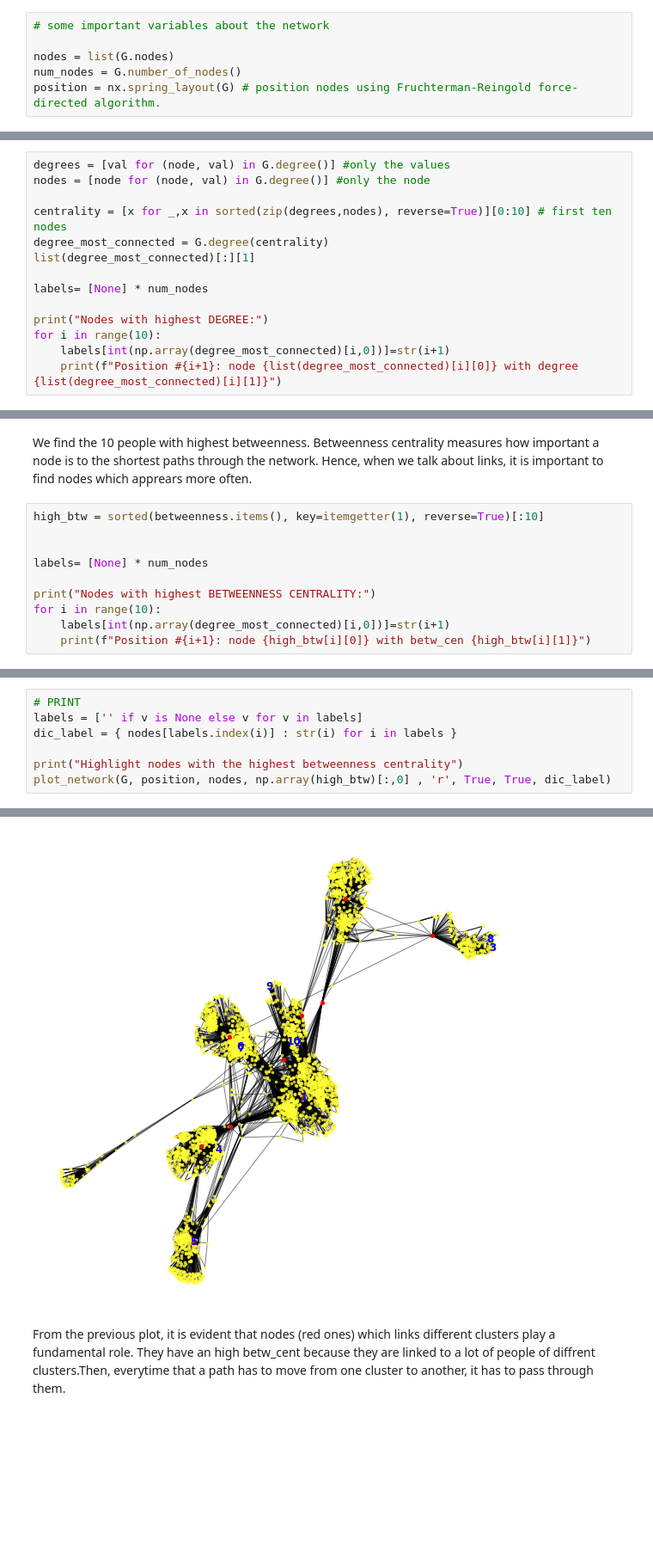
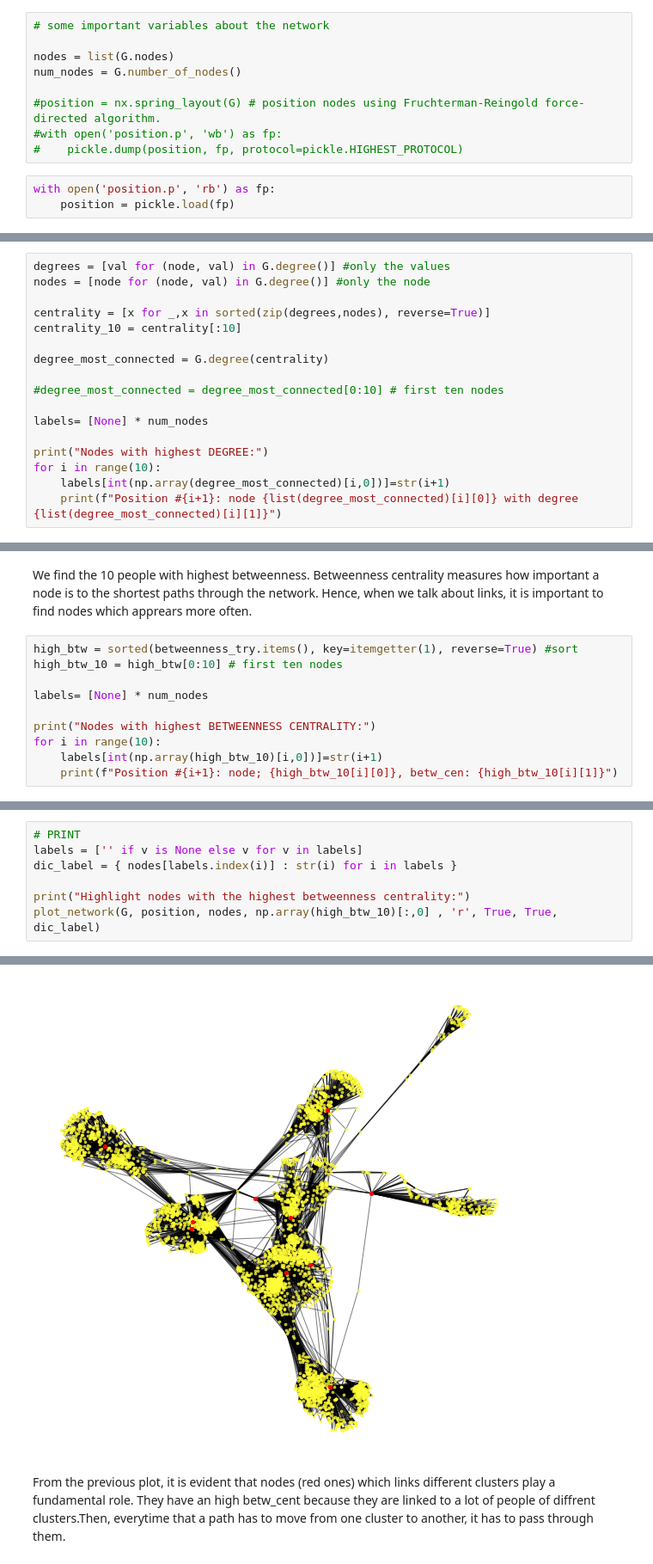
Before and after one commit to anitamezzetti/EPFL_Data_science_in_practice, a Jupyter notebook: Problem Set 3/ps3.ipynb, the cells around one changed output, grey strips where cells are left out. Shown at 86% size. Saved outputs shown, nothing was run; the diff lists cells and outputs as text; blank space fills up the shorter version.

```diff
--- a/Problem Set 3/ps3.ipynb
+++ b/Problem Set 3/ps3.ipynb
@@ -56,4 +57,10 @@ We only have one directed component
 
 nodes = list(G.nodes)
 num_nodes = G.number_of_nodes()
-position = nx.spring_layout(G) # position nodes using Fruchterman-Reingold force-directed algorithm.
+
+#position = nx.spring_layout(G) # position nodes using Fruchterman-Reingold force-directed algorithm.
+#with open('position.p', 'wb') as fp:
+#    pickle.dump(position, fp, protocol=pickle.HIGHEST_PROTOCOL)
+# %%
+with open('position.p', 'rb') as fp:
+    position = pickle.load(fp)
@@ -108,9 +120,12 @@ In our dataset, each node is a person. Then the degree of that person is the num
 degrees = [val for (node, val) in G.degree()] #only the values
 nodes = [node for (node, val) in G.degree()] #only the node
 
-centrality = [x for _,x in sorted(zip(degrees,nodes), reverse=True)][0:10] # first ten nodes
+centrality = [x for _,x in sorted(zip(degrees,nodes), reverse=True)]
+centrality_10 = centrality[:10]
+
 degree_most_connected = G.degree(centrality)
-list(degree_most_connected)[:][1]
+
+#degree_most_connected = degree_most_connected[0:10] # first ten nodes
 
 labels= [None] * num_nodes
 
@@ -149,14 +172,14 @@ betweenness = nx.betweenness_centrality(G) # compute the shortest-path betweenne
 # %% [markdown]
 We find the 10 people with highest betweenness. Betweenness centrality measures how important a node is to the shortest paths through the network. Hence, when we talk about links, it is important to find nodes which apprears more often.
 # %%
-high_btw = sorted(betweenness.items(), key=itemgetter(1), reverse=True)[:10]
-
+high_btw = sorted(betweenness_try.items(), key=itemgetter(1), reverse=True) #sort
+high_btw_10 = high_btw[0:10] # first ten nodes
 
 labels= [None] * num_nodes
 
 print("Nodes with highest BETWEENNESS CENTRALITY:")
 for i in range(10):
-    labels[int(np.array(degree_most_connected)[i,0])]=str(i+1)
-    print(f"Position #{i+1}: node {high_btw[i][0]} with betw_cen {high_btw[i][1]}")
+    labels[int(np.array(high_btw_10)[i,0])]=str(i+1)
+    print(f"Position #{i+1}: node; {high_btw_10[i][0]}, betw_cen: {high_btw_10[i][1]}")
 # %% [output]
 Nodes with highest BETWEENNESS CENTRALITY:
@@ -175,6 +198,6 @@ Position #10: node 428 with betw_cen 0.06430906239323866
 labels = ['' if v is None else v for v in labels]
 dic_label = { nodes[labels.index(i)] : str(i) for i in labels }
 
-print("Highlight nodes with the highest betweenness centrality")
-plot_network(G, position, nodes, np.array(high_btw)[:,0] , 'r', True, True, dic_label)
+print("Highlight nodes with the highest betweenness centrality:")
+plot_network(G, position, nodes, np.array(high_btw_10)[:,0] , 'r', True, True, dic_label)
 # %% [output]
@@ -182,4 +205,4 @@ Highlight nodes with the highest betweenness centrality
-[figure, old version]
+[figure, new version]
 # %% [markdown]
 From the previous plot, it is evident that nodes (red ones) which links different clusters play a fundamental role. They have an high betw_cent because they are linked to a lot of people of diffrent clusters.Then, everytime that a path has to move from one cluster to another, it has to pass through them.
 # %% [markdown]
```
Also changed, not shown: parts of 32 cells of this notebook, 5 other files.
